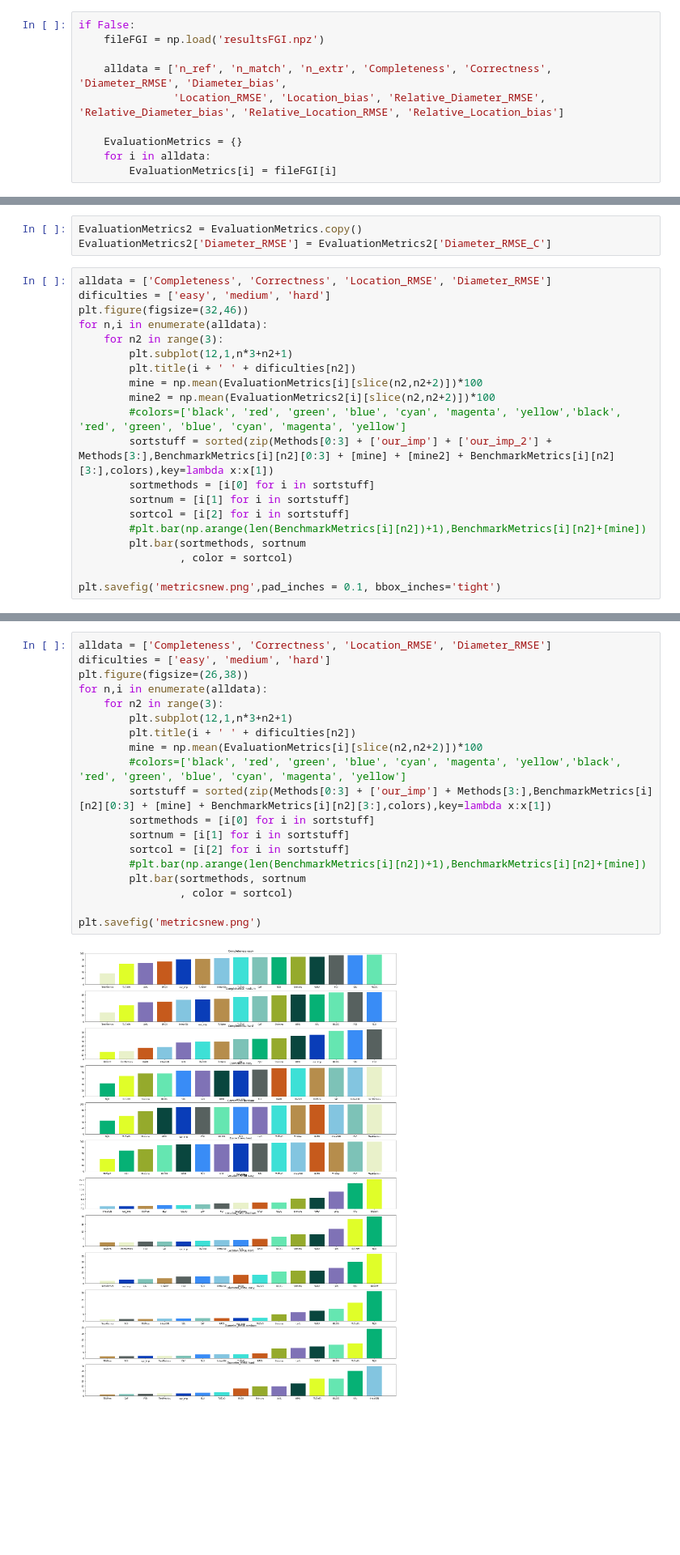
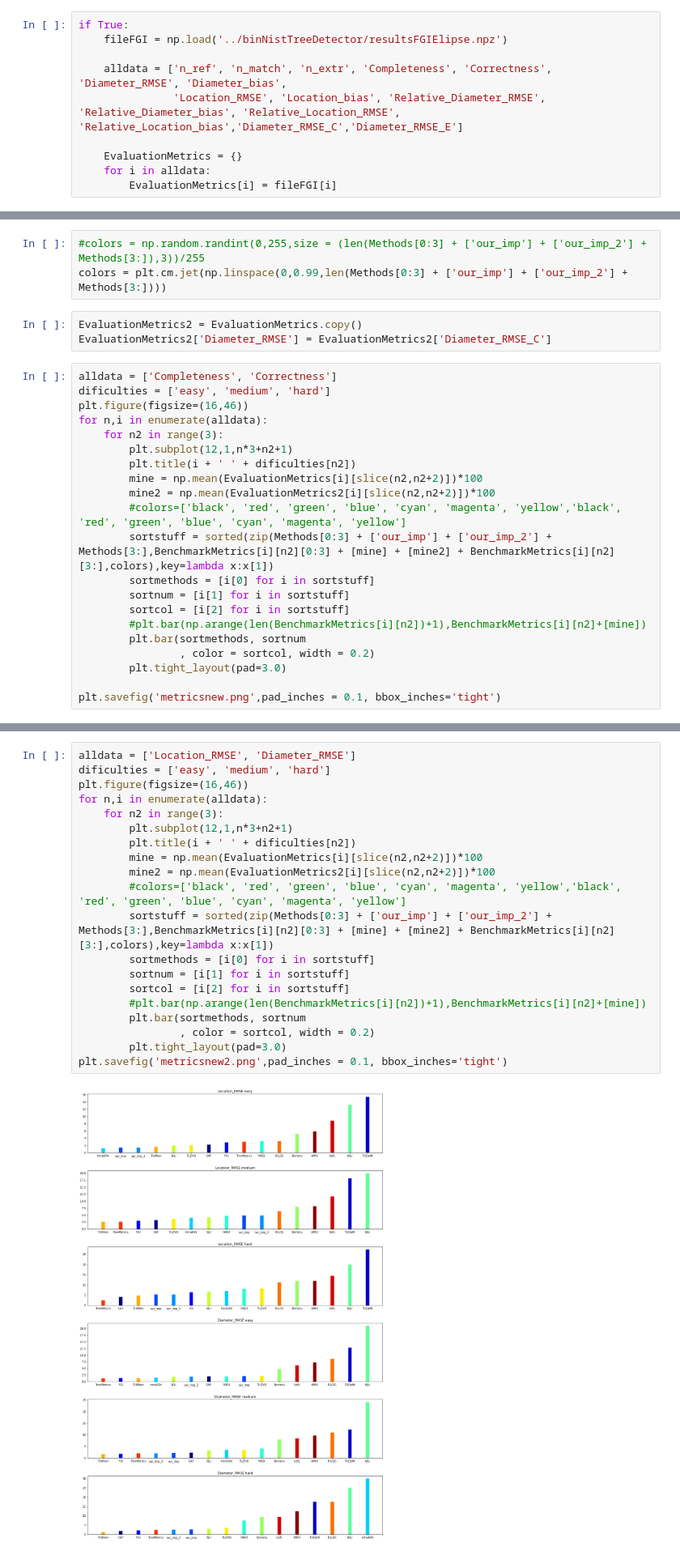
Before and after one commit to porteratzo/TreeTool, a Jupyter notebook: BenchmarkTreeTool.ipynb, the cells around one changed output, grey strips where cells are left out. Shown: that part at 81% size. Cells and saved outputs as stored; diff of their text form; blank space fills up the shorter version.

```diff
--- a/BenchmarkTreeTool.ipynb
+++ b/BenchmarkTreeTool.ipynb
@@ -202,9 +202,9 @@ np.mean(EvaluationMetrics['Diameter_RMSE_C']), np.mean(EvaluationMetrics['Diamet
 # %%
-if False:
-    fileFGI = np.load('resultsFGI.npz')
+if True:
+    fileFGI = np.load('../binNistTreeDetector/resultsFGIElipse.npz')
 
     alldata = ['n_ref', 'n_match', 'n_extr', 'Completeness', 'Correctness', 'Diameter_RMSE', 'Diameter_bias',
-               'Location_RMSE', 'Location_bias', 'Relative_Diameter_RMSE', 'Relative_Diameter_bias', 'Relative_Location_RMSE', 'Relative_Location_bias']
+               'Location_RMSE', 'Location_bias', 'Relative_Diameter_RMSE', 'Relative_Diameter_bias', 'Relative_Location_RMSE', 'Relative_Location_bias','Diameter_RMSE_C','Diameter_RMSE_E']
 
     EvaluationMetrics = {}
     for i in alldata:
@@ -216,13 +216,16 @@ si = len(Methods[0:3] + ['our_imp'] + Methods[3:])
 colors = cm.gist_rainbow(np.arange(si)/si)[:,:3]
 # %%
 colors = np.random.randint(0,255,size = (len(Methods[0:3] + ['our_imp'] + ['our_imp_2'] + Methods[3:]),3))/255
+# %%
+#colors = np.random.randint(0,255,size = (len(Methods[0:3] + ['our_imp'] + ['our_imp_2'] + Methods[3:]),3))/255
+colors = plt.cm.jet(np.linspace(0,0.99,len(Methods[0:3] + ['our_imp'] + ['our_imp_2'] + Methods[3:])))
 # %%
 EvaluationMetrics2 = EvaluationMetrics.copy()
 EvaluationMetrics2['Diameter_RMSE'] = EvaluationMetrics2['Diameter_RMSE_C']
 # %%
-alldata = ['Completeness', 'Correctness', 'Location_RMSE', 'Diameter_RMSE']
+alldata = ['Completeness', 'Correctness']
 dificulties = ['easy', 'medium', 'hard']
-plt.figure(figsize=(32,46))
+plt.figure(figsize=(16,46))
 for n,i in enumerate(alldata):
     for n2 in range(3):
         plt.subplot(12,1,n*3+n2+1)
@@ -236,7 +239,8 @@ for n,i in enumerate(alldata):
         sortcol = [i[2] for i in sortstuff]
         #plt.bar(np.arange(len(BenchmarkMetrics[i][n2])+1),BenchmarkMetrics[i][n2]+[mine])
         plt.bar(sortmethods, sortnum
-                , color = sortcol)
+                , color = sortcol, width = 0.2)
+        plt.tight_layout(pad=3.0)
 
 plt.savefig('metricsnew.png',pad_inches = 0.1, bbox_inches='tight')
 # %% [output]
@@ -244,21 +248,22 @@ plt.savefig('metricsnew.png',pad_inches = 0.1, bbox_inches='tight')
 # %%
-alldata = ['Completeness', 'Correctness', 'Location_RMSE', 'Diameter_RMSE']
+alldata = ['Location_RMSE', 'Diameter_RMSE']
 dificulties = ['easy', 'medium', 'hard']
-plt.figure(figsize=(26,38))
+plt.figure(figsize=(16,46))
 for n,i in enumerate(alldata):
     for n2 in range(3):
         plt.subplot(12,1,n*3+n2+1)
         plt.title(i + ' ' + dificulties[n2])
         mine = np.mean(EvaluationMetrics[i][slice(n2,n2+2)])*100
+        mine2 = np.mean(EvaluationMetrics2[i][slice(n2,n2+2)])*100
         #colors=['black', 'red', 'green', 'blue', 'cyan', 'magenta', 'yellow','black', 'red', 'green', 'blue', 'cyan', 'magenta', 'yellow']
-        sortstuff = sorted(zip(Methods[0:3] + ['our_imp'] + Methods[3:],BenchmarkMetrics[i][n2][0:3] + [mine] + BenchmarkMetrics[i][n2][3:],colors),key=lambda x:x[1])
+        sortstuff = sorted(zip(Methods[0:3] + ['our_imp'] + ['our_imp_2'] + Methods[3:],BenchmarkMetrics[i][n2][0:3] + [mine] + [mine2] + BenchmarkMetrics[i][n2][3:],colors),key=lambda x:x[1])
         sortmethods = [i[0] for i in sortstuff]
         sortnum = [i[1] for i in sortstuff]
         sortcol = [i[2] for i in sortstuff]
         #plt.bar(np.arange(len(BenchmarkMetrics[i][n2])+1),BenchmarkMetrics[i][n2]+[mine])
         plt.bar(sortmethods, sortnum
-                , color = sortcol)
-
-plt.savefig('metricsnew.png')
+                , color = sortcol, width = 0.2)
+        plt.tight_layout(pad=3.0)
+plt.savefig('metricsnew2.png',pad_inches = 0.1, bbox_inches='tight')
 # %% [output]
-[figure, old version]
+[figure, new version]
```
Also changed, not shown: parts of 3 cells of this notebook, 5 other files.
